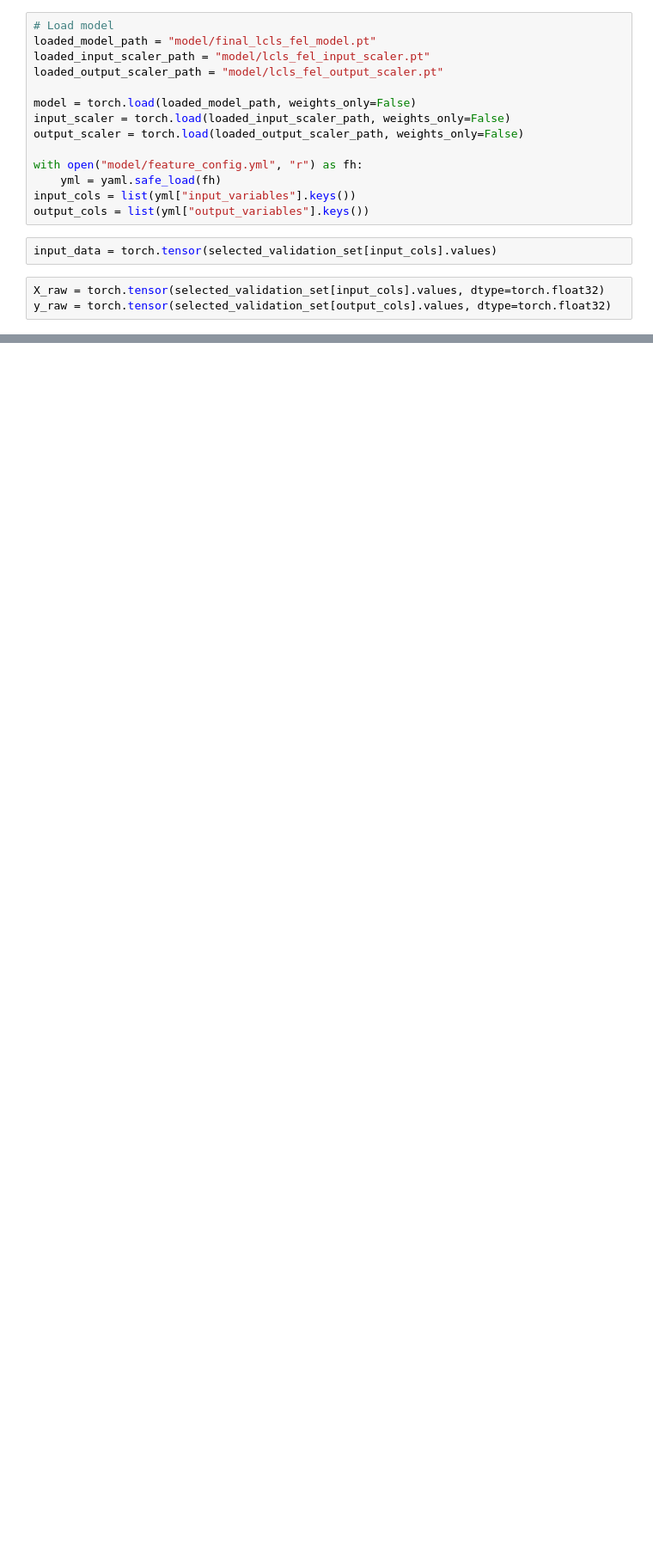
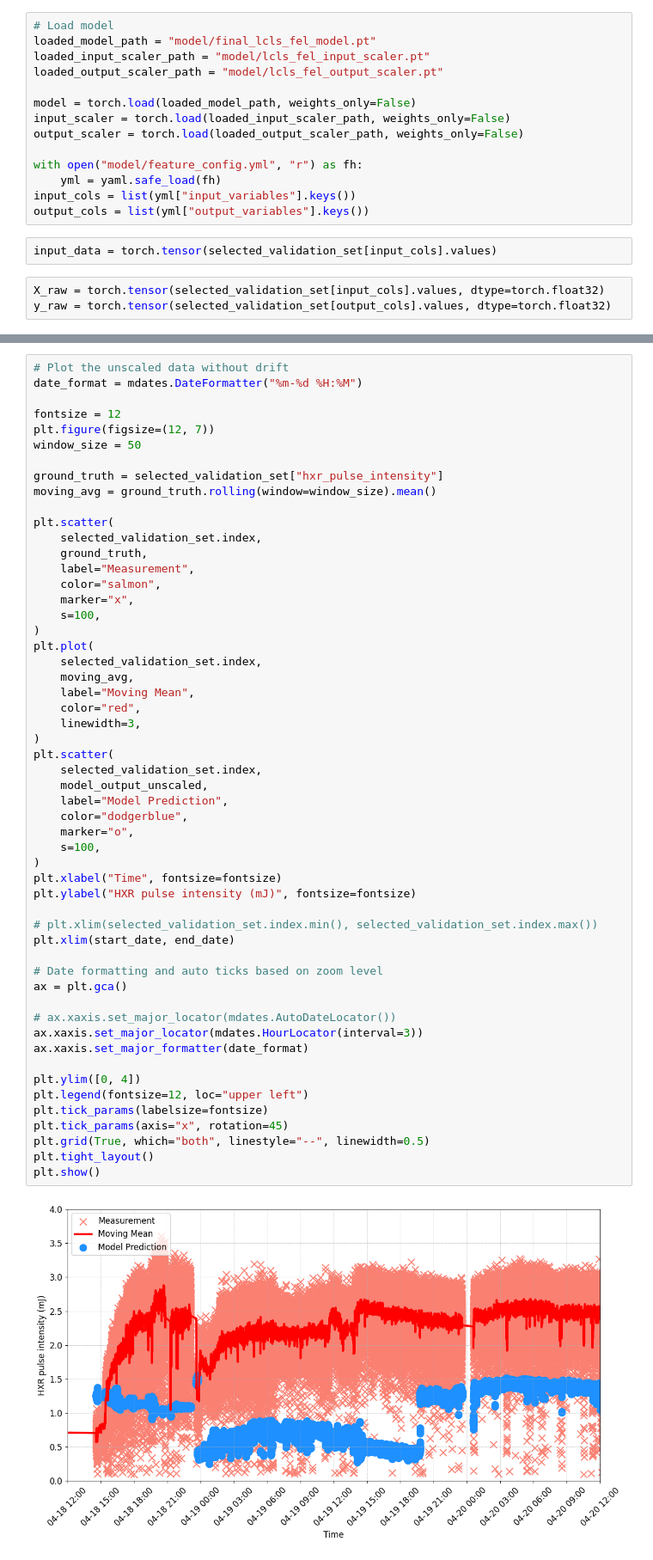
Before and after one commit to AI-ModCon/BaseSIM_APEIRON, a Jupyter notebook: examples/slac_fel/plot_data.ipynb, the cells around one changed output, grey strips where cells are left out. Shown at 86% size. Cells and saved outputs as stored; diff of their text form; blank space fills up the shorter version.

```diff
--- a/examples/slac_fel/plot_data.ipynb
+++ b/examples/slac_fel/plot_data.ipynb
@@ -68,0 +125,56 @@ model_output_unscaled = output_scaler.untransform(model_output).detach().numpy()
+# %%
+# Plot the unscaled data without drift
+date_format = mdates.DateFormatter("%m-%d %H:%M")
+
+fontsize = 12
+plt.figure(figsize=(12, 7))
+window_size = 50
+
+ground_truth = selected_validation_set["hxr_pulse_intensity"]
+moving_avg = ground_truth.rolling(window=window_size).mean()
+
+plt.scatter(
+    selected_validation_set.index,
+    ground_truth,
+    label="Measurement",
+    color="salmon",
+    marker="x",
+    s=100,
+)
+plt.plot(
+    selected_validation_set.index,
+    moving_avg,
+    label="Moving Mean",
+    color="red",
+    linewidth=3,
+)
+plt.scatter(
+    selected_validation_set.index,
+    model_output_unscaled,
+    label="Model Prediction",
+    color="dodgerblue",
+    marker="o",
+    s=100,
+)
+plt.xlabel("Time", fontsize=fontsize)
+plt.ylabel("HXR pulse intensity (mJ)", fontsize=fontsize)
+
+# plt.xlim(selected_validation_set.index.min(), selected_validation_set.index.max())
+plt.xlim(start_date, end_date)
+
+# Date formatting and auto ticks based on zoom level
+ax = plt.gca()
+
+# ax.xaxis.set_major_locator(mdates.AutoDateLocator())
+ax.xaxis.set_major_locator(mdates.HourLocator(interval=3))
+ax.xaxis.set_major_formatter(date_format)
+
+plt.ylim([0, 4])
+plt.legend(fontsize=12, loc="upper left")
+plt.tick_params(labelsize=fontsize)
+plt.tick_params(axis="x", rotation=45)
+plt.grid(True, which="both", linestyle="--", linewidth=0.5)
+plt.tight_layout()
+plt.show()
+# %% [output]
+[figure, added]
```
Also changed, not shown: parts of 17 cells of this notebook, 1 other file.
